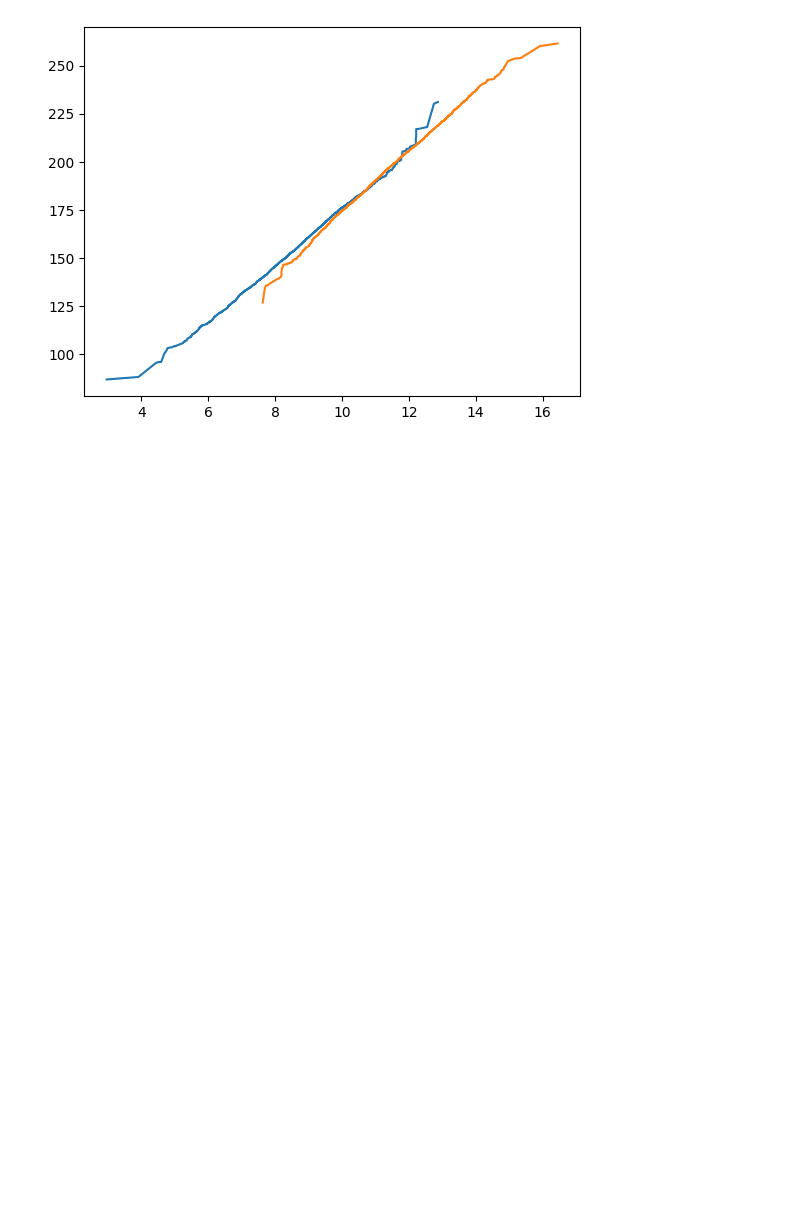
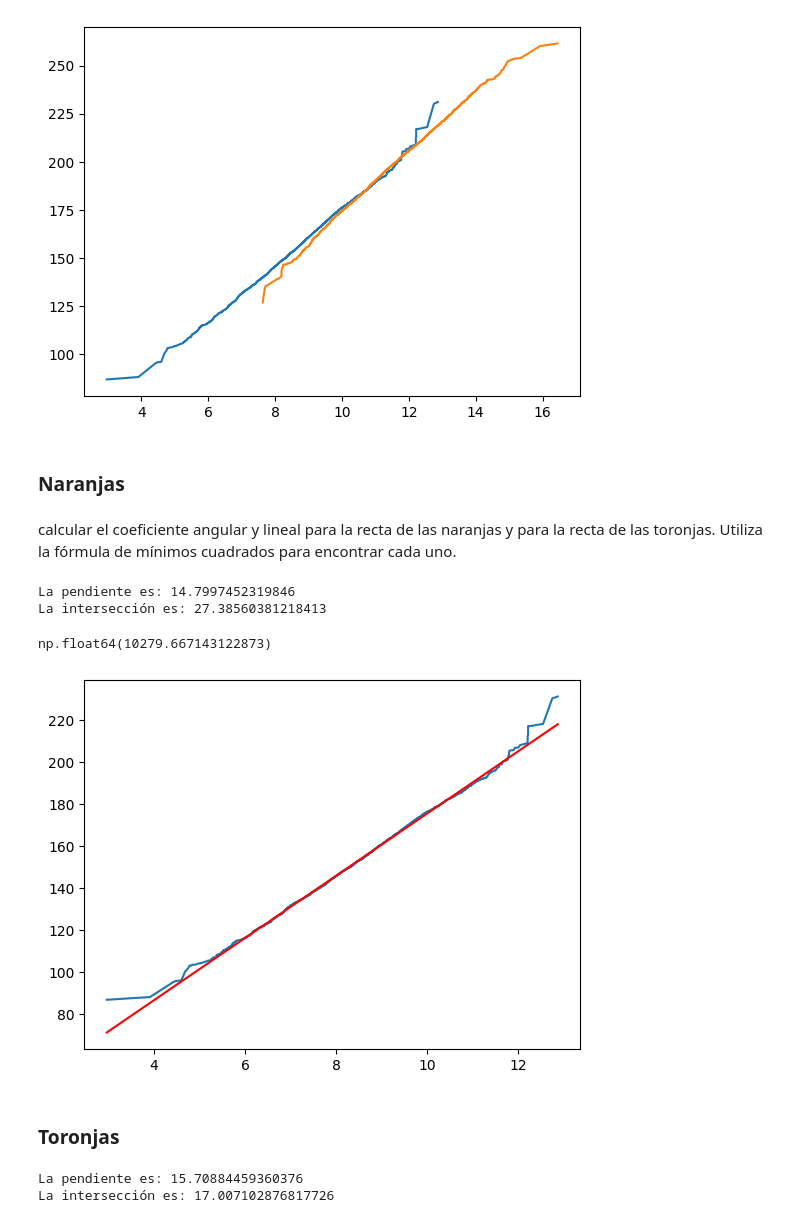
Before and after one commit to LejImkoaj/numpy-analisis-con-python, a Jupyter notebook: ejercicio-numpy.ipynb, the cells around one changed output. Drawn from its saved outputs; the diff is of its cells as text; code cells hidden in the pictures; blank space fills up the shorter version.

Commit message:
ejercicio coeficiente angular y lineal

```diff
--- a/ejercicio-numpy.ipynb
+++ b/ejercicio-numpy.ipynb
@@ -117,3 +117,30 @@ plt.plot(diametro_toronja, peso_toronja)
 # %% [output]
 [<matplotlib.lines.Line2D at 0x...>]
 [figure]
+# %% [markdown]
+### Naranjas
+# %% [markdown]
+calcular el coeficiente angular y lineal para la recta de las naranjas y para la recta de las toronjas. Utiliza la fórmula de mínimos cuadrados para encontrar cada uno.
+# %%
+y = peso_naranja
+x = diametro_naranja
+n = np.size(x)
+# %%
+a = (n*np.sum(x*y) - np.sum(x)*np.sum(y)) / (n*np.sum(x**2) - np.sum(x)**2)
+b = np.mean(y) - a*np.mean(x)
+
+print(f'La pendiente es: {a}\nLa intersección es: {b}')
+# %% [output]
+La pendiente es: 14.7997452319846
+La intersección es: 27.38560381218413
+# %%
+np.linalg.norm(x - y)
+# %% [output]
+np.float64(10279.667143122873)
+# %%
+plt.plot(diametro_naranja, peso_naranja)
+plt.plot(x, a*x + b, 'r');
+# %% [output]
+[figure, added]
+# %% [markdown]
+### Toronjas
@@ -119,0 +151,8 @@ plt.plot(diametro_toronja, peso_toronja)
+# %%
+a = (n*np.sum(x*y) - np.sum(x)*np.sum(y)) / (n*np.sum(x**2) - np.sum(x)**2)
+b = np.mean(y) - a*np.mean(x)
+
+print(f'La pendiente es: {a}\nLa intersección es: {b}')
+# %% [output]
+La pendiente es: 15.70884459360376
+La intersección es: 17.007102876817726
```
Also changed, not shown: parts of 3 cells of this notebook, 1 other file.
